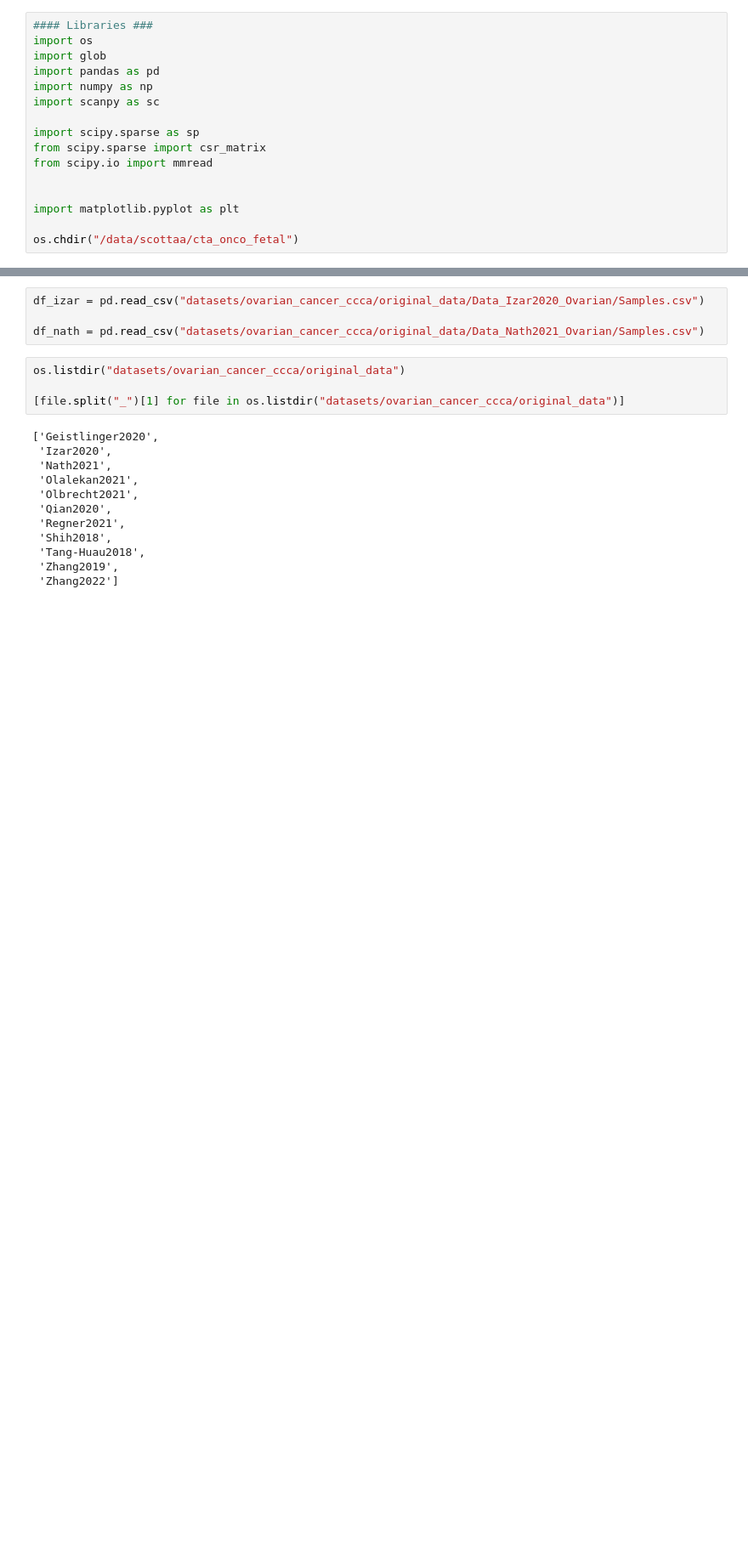
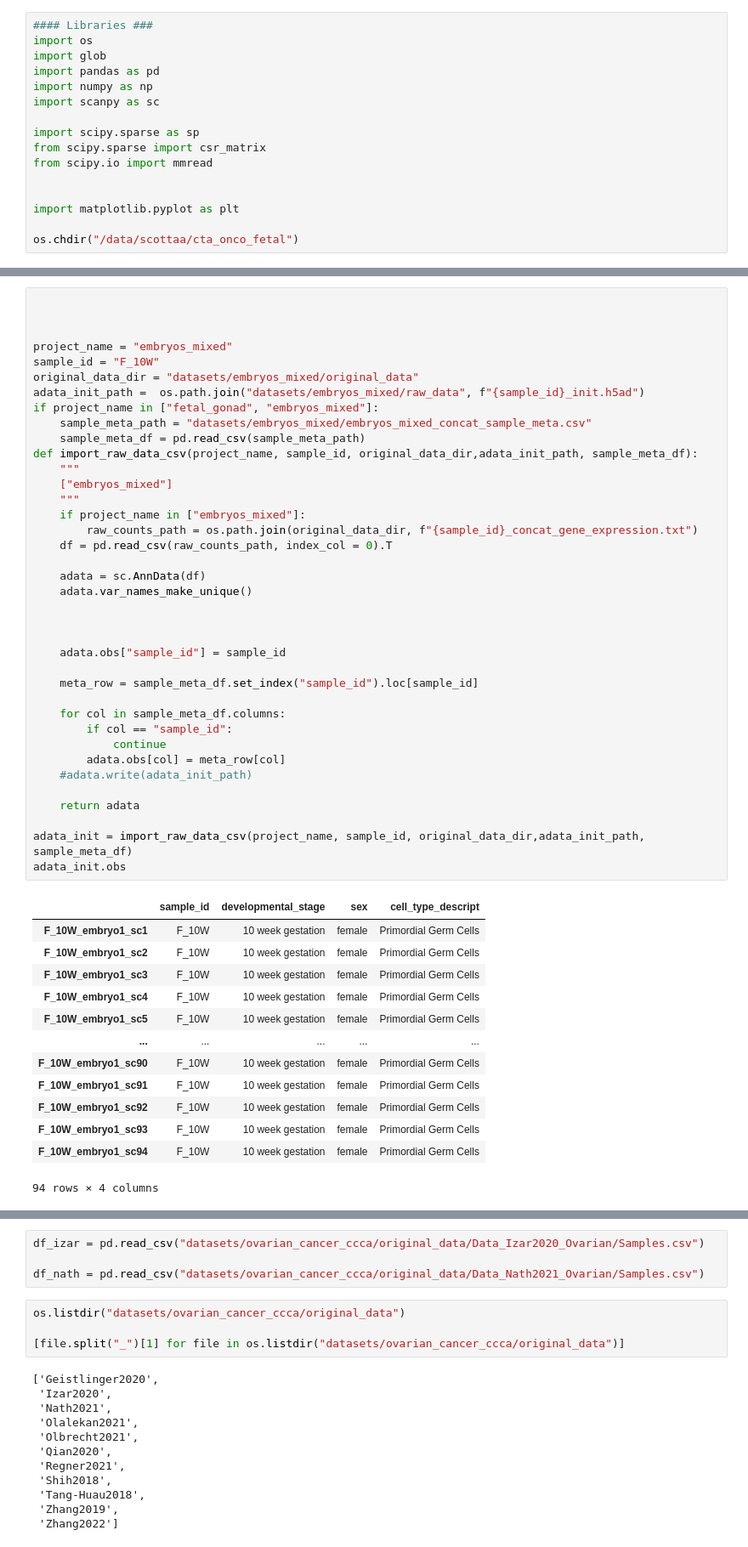
Before and after one commit to ascott-10/cta-onco-fetal, a Jupyter notebook: python_common_scripts/testing123.ipynb, the cells around one changed output, grey strips where cells are left out. Shown at 85% size. Cells and saved outputs as stored; diff of their text form; blank space fills up the shorter version.

```diff
--- a/python_common_scripts/testing123.ipynb
+++ b/python_common_scripts/testing123.ipynb
@@ -16,0 +46,52 @@ os.chdir("/data/scottaa/cta_onco_fetal")
+# %%
+
+
+
+project_name = "embryos_mixed"
+sample_id = "F_10W"
+original_data_dir = "datasets/embryos_mixed/original_data"
+adata_init_path =  os.path.join("datasets/embryos_mixed/raw_data", f"{sample_id}_init.h5ad")
+if project_name in ["fetal_gonad", "embryos_mixed"]:
+    sample_meta_path = "datasets/embryos_mixed/embryos_mixed_concat_sample_meta.csv"
+    sample_meta_df = pd.read_csv(sample_meta_path)
+def import_raw_data_csv(project_name, sample_id, original_data_dir,adata_init_path, sample_meta_df):
+    """
+    ["embryos_mixed"]
+    """
+    if project_name in ["embryos_mixed"]:
+        raw_counts_path = os.path.join(original_data_dir, f"{sample_id}_concat_gene_expression.txt")
+    df = pd.read_csv(raw_counts_path, index_col = 0).T
+
+    adata = sc.AnnData(df)
+    adata.var_names_make_unique()
+
+
+
+    adata.obs["sample_id"] = sample_id
+
+    meta_row = sample_meta_df.set_index("sample_id").loc[sample_id]
+
+    for col in sample_meta_df.columns:
+        if col == "sample_id":
+            continue
+        adata.obs[col] = meta_row[col]
+    #adata.write(adata_init_path)
+
+    return adata
+
+adata_init = import_raw_data_csv(project_name, sample_id, original_data_dir,adata_init_path, sample_meta_df)
+adata_init.obs
+# %% [output]
+|  | sample_id | developmental_stage | sex | cell_type_descript |
+| F_10W_embryo1_sc1 | F_10W | 10 week gestation | female | Primordial Germ Cells |
+| F_10W_embryo1_sc2 | F_10W | 10 week gestation | female | Primordial Germ Cells |
+| F_10W_embryo1_sc3 | F_10W | 10 week gestation | female | Primordial Germ Cells |
+| F_10W_embryo1_sc4 | F_10W | 10 week gestation | female | Primordial Germ Cells |
+| F_10W_embryo1_sc5 | F_10W | 10 week gestation | female | Primordial Germ Cells |
+| ... | ... | ... | ... | ... |
+| F_10W_embryo1_sc90 | F_10W | 10 week gestation | female | Primordial Germ Cells |
+| F_10W_embryo1_sc91 | F_10W | 10 week gestation | female | Primordial Germ Cells |
+| F_10W_embryo1_sc92 | F_10W | 10 week gestation | female | Primordial Germ Cells |
+| F_10W_embryo1_sc93 | F_10W | 10 week gestation | female | Primordial Germ Cells |
+| F_10W_embryo1_sc94 | F_10W | 10 week gestation | female | Primordial Germ Cells |
+94 rows × 4 columns
```
Also changed, not shown: parts of 15 cells of this notebook, 15 other files.
